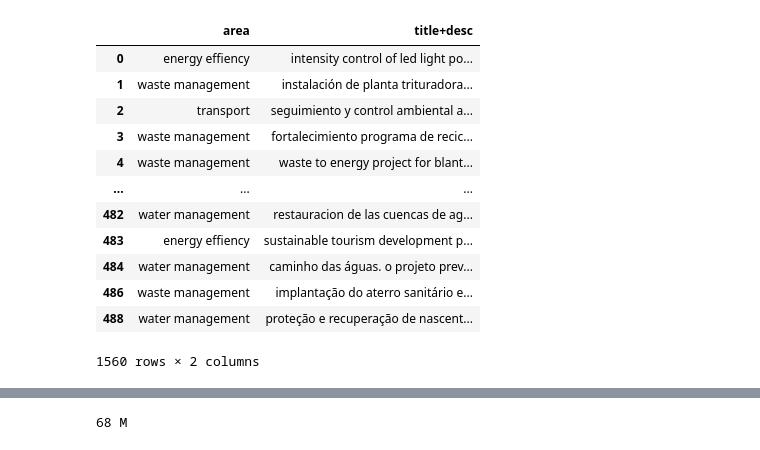
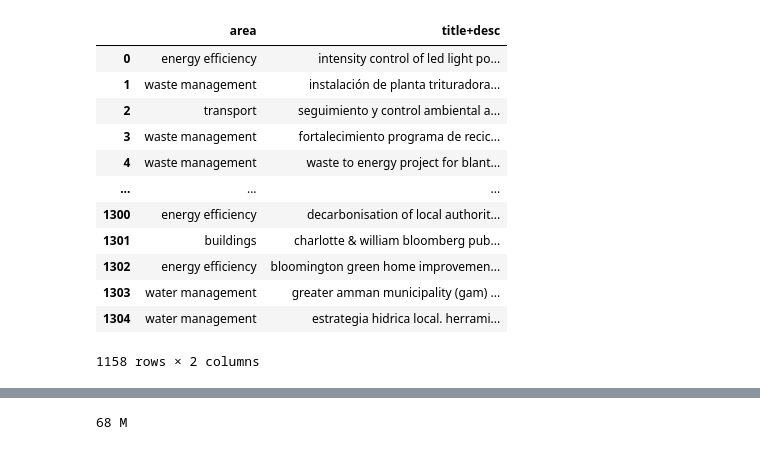
Before and after one commit to thvlio/project-hunter-public, a Jupyter notebook: train_model.ipynb, the cells around one changed output, grey strips where cells are left out. Cells and saved outputs as stored; diff of their text form; code cells hidden in the pictures.

```diff
--- a/train_model.ipynb
+++ b/train_model.ipynb
@@ -27,36 +27,34 @@ physical_devices = tf.config.list_physical_devices('GPU')
 tf.config.experimental.set_memory_growth(physical_devices[0], True)
 # %%
 # preprocess untranslated dataset
-df_cdp_multi = pd.read_csv('csvs/cdp_clean.csv', sep=',').drop(columns=['Unnamed: 0'])
-df_es_multi = pd.read_csv('csvs/es_clean.csv', sep=',').drop(columns=['Unnamed: 0'])
-df_joined_multi = pd.concat([df_cdp_multi, df_es_multi], axis=0)[['area', 'title+desc']]
+df_cdp_multi = pd.read_csv('csvs/cdp_clean.csv', sep=',').drop(columns=['Unnamed: 0'])[['area', 'title+desc']]
 
-area_energy = (df_joined_multi['area'] == 'energy efficiency / retrofit') | (df_joined_multi['area'] == 'energy efficiency (including public lighting)')
-df_joined_multi.loc[area_energy, 'area'] = 'energy effiency'
+area_energy = (df_cdp_multi['area'] == 'energy efficiency / retrofit') | (df_cdp_multi['area'] == 'energy efficiency (including public lighting)')
+df_cdp_multi.loc[area_energy, 'area'] = 'energy efficiency'
 
-area_waste = df_joined_multi['area'] == 'waste management (including waste recycling)'
-df_joined_multi.loc[area_waste, 'area'] = 'waste management'
+area_waste = df_cdp_multi['area'] == 'waste management (including waste recycling)'
+df_cdp_multi.loc[area_waste, 'area'] = 'waste management'
 
 min_sample_count = 100
-area_count = pd.DataFrame(df_joined_multi.value_counts(subset='area')).rename(columns={0: 'sample_count'})
+area_count = pd.DataFrame(df_cdp_multi.value_counts(subset='area')).rename(columns={0: 'sample_count'})
 areas_to_keep = area_count[area_count > min_sample_count].dropna().index.to_list()
-area_filter = df_joined_multi['area'].isin(areas_to_keep)
-df_clean_multi = df_joined_multi[area_filter]
+area_filter = df_cdp_multi['area'].isin(areas_to_keep)
+df_clean_multi = df_cdp_multi[area_filter]
 df_clean_multi
 # %% [output]
 |  | area | title+desc |
-| 0 | energy effiency | intensity control of led light po... |
+| 0 | energy efficiency | intensity control of led light po... |
 | 1 | waste management | instalación de planta trituradora... |
 | 2 | transport | seguimiento y control ambiental a... |
 | 3 | waste management | fortalecimiento programa de recic... |
 | 4 | waste management | waste to energy project for blant... |
 | ... | ... | ... |
-| 482 | water management | restauracion de las cuencas de ag... |
-| 483 | energy effiency | sustainable tourism development p... |
-| 484 | water management | caminho das águas. o projeto prev... |
-| 486 | waste management | implantação do aterro sanitário e... |
-| 488 | water management | proteção e recuperação de nascent... |
+| 1300 | energy efficiency | decarbonisation of local authorit... |
+| 1301 | buildings | charlotte & william bloomberg pub... |
+| 1302 | energy efficiency | bloomington green home improvemen... |
+| 1303 | water management | greater amman municipality (gam) ... |
+| 1304 | water management | estrategia hidrica local. herrami... |
-1560 rows × 2 columns
+1158 rows × 2 columns
 # %%
 param_sets = [
     # model_type, hidden_neurons, epochs
```
Also changed, not shown: parts of 9 cells of this notebook, 29 other files.
